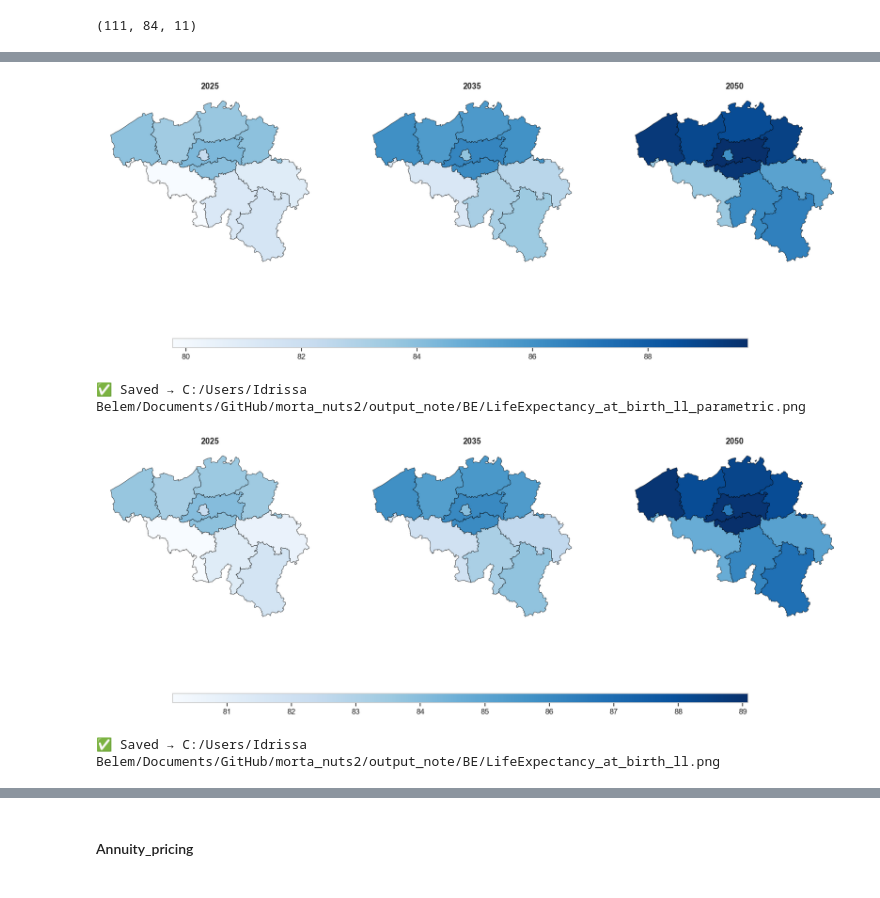
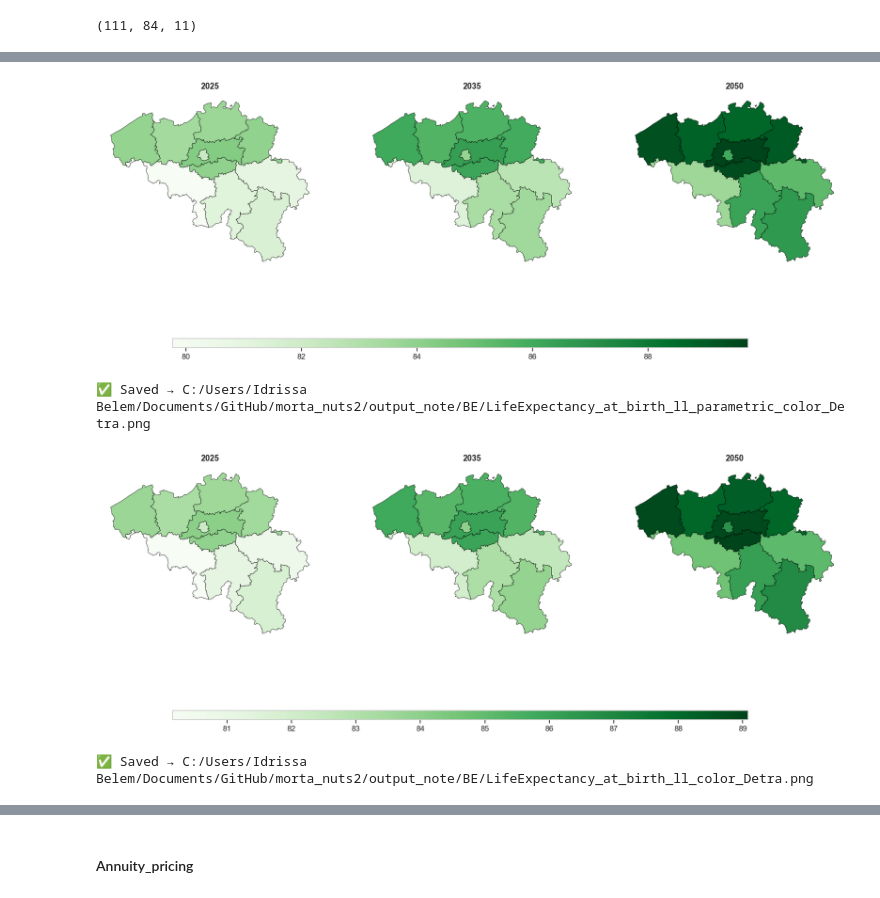
Before and after one commit to detralytics/morta_nuts2, a Jupyter notebook: notebook/Exploration_BE/exploration_deterministe_BE.ipynb, the cells around one changed output, grey strips where cells are left out. Saved outputs shown, nothing was run; the diff lists cells and outputs as text; code cells hidden in the pictures.

```diff
--- a/notebook/Exploration_BE/exploration_deterministe_BE.ipynb
+++ b/notebook/Exploration_BE/exploration_deterministe_BE.ipynb
@@ -884,18 +899,18 @@ df_esp_ll.to_csv(path_fr + "/LifeExpectancy_at_birth_ll.csv", index=False)
 # %%
 #Paramètre
 tv_future = np.arange(1990, 2023 + 28) #années
-mp = MapPlotter(regions, esp_llp, tv_future, "BE", "")
+mp = MapPlotter(regions, esp_llp, tv_future, "BE", "",cmap="Greens")
 #mp.plot_single_year(year=2030)
 mp.plot_compare_years(years=[2025, 2035,2050])
-mp.save(path_fr + "/LifeExpectancy_at_birth_ll_parametric.png")
+mp.save(path_fr + "/LifeExpectancy_at_birth_ll_parametric_color_Detra.png")
 # %% [output]
-[figure, old version]
+[figure, new version]
-✅ Saved → C:/Users/Idrissa Belem/Documents/GitHub/morta_nuts2/output_note/BE/LifeExpectancy_at_birth_ll_parametric.png
+✅ Saved → C:/Users/Idrissa Belem/Documents/GitHub/morta_nuts2/output_note/BE/LifeExpectancy_at_birth_ll_parametric_color_Detra.png
 # %%
-mp = MapPlotter(regions, esp_ll, tv_future, "BE", "")
+mp = MapPlotter(regions, esp_ll, tv_future, "BE", "", cmap = "Greens")
 #mp.plot_single_year(year=2030)
 mp.plot_compare_years(years=[2025, 2035,2050])
-mp.save(path_fr + "/LifeExpectancy_at_birth_ll.png")
+mp.save(path_fr + "/LifeExpectancy_at_birth_ll_color_Detra.png")
 # %% [output]
-[figure, old version]
+[figure, new version]
-✅ Saved → C:/Users/Idrissa Belem/Documents/GitHub/morta_nuts2/output_note/BE/LifeExpectancy_at_birth_ll.png
+✅ Saved → C:/Users/Idrissa Belem/Documents/GitHub/morta_nuts2/output_note/BE/LifeExpectancy_at_birth_ll_color_Detra.png
```
Also changed, not shown: parts of 16 cells of this notebook, 16 other files.
